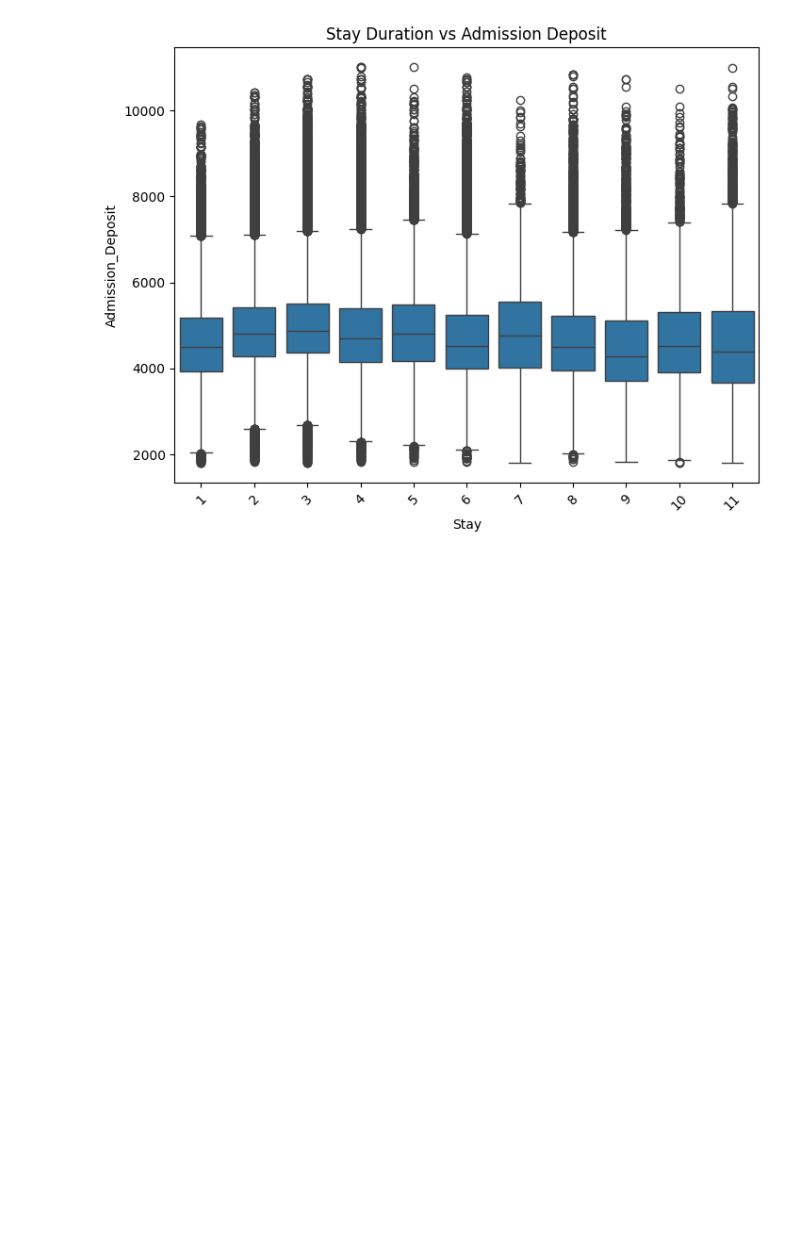
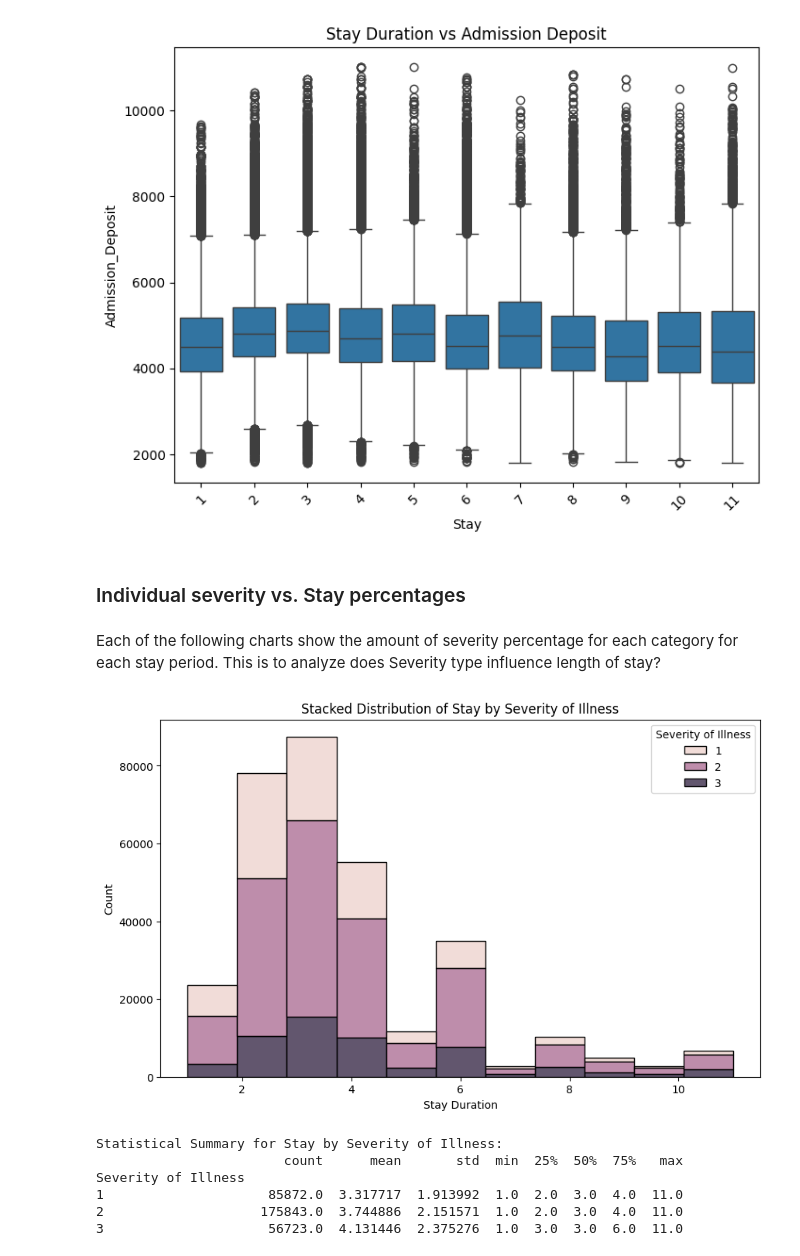
Before and after one commit to Jayjolie1026/4260, a Jupyter notebook: data_analysis.ipynb, the cells around one changed output. Drawn from its saved outputs; the diff is of its cells as text; code cells hidden in the pictures; blank space fills up the shorter version.

Commit message:
Severity analysis

```diff
--- a/data_analysis.ipynb
+++ b/data_analysis.ipynb
@@ -435,3 +435,30 @@ plt.title('Stay Duration vs Admission Deposit')
 plt.show()
 # %% [output]
 [figure]
+# %% [markdown]
+### Individual severity vs. Stay percentages
+# %% [markdown]
+Each of the following charts show the amount of severity percentage for each category for each stay period. This is to analyze does Severity type influence length of stay?
+# %%
+# Filter dataset for Severity of Illness in [1, 2, 3]
+severity_data = train_data[train_data['Severity of Illness'].isin([1, 2, 3])]
+
+# Create stacked bar chart showing distribution of Stay across Severity levels
+plt.figure(figsize=(10, 6))
+sns.histplot(data=severity_data, x="Stay", hue="Severity of Illness", multiple="stack", bins=11)
+plt.title("Stacked Distribution of Stay by Severity of Illness")
+plt.xlabel("Stay Duration")
+plt.ylabel("Count")
+plt.show()
+
+# Statistical summary for each Severity level
+print("Statistical Summary for Stay by Severity of Illness:")
+print(severity_data.groupby('Severity of Illness')['Stay'].describe())
+# %% [output]
+[figure, added]
+Statistical Summary for Stay by Severity of Illness:
+                        count      mean       std  min  25%  50%  75%   max
+Severity of Illness
+1                     85872.0  3.317717  1.913992  1.0  2.0  3.0  4.0  11.0
+2                    175843.0  3.744886  2.151571  1.0  2.0  3.0  4.0  11.0
+3                     56723.0  4.131446  2.375276  1.0  3.0  3.0  6.0  11.0
```
Also changed, not shown: parts of 8 cells of this notebook.
